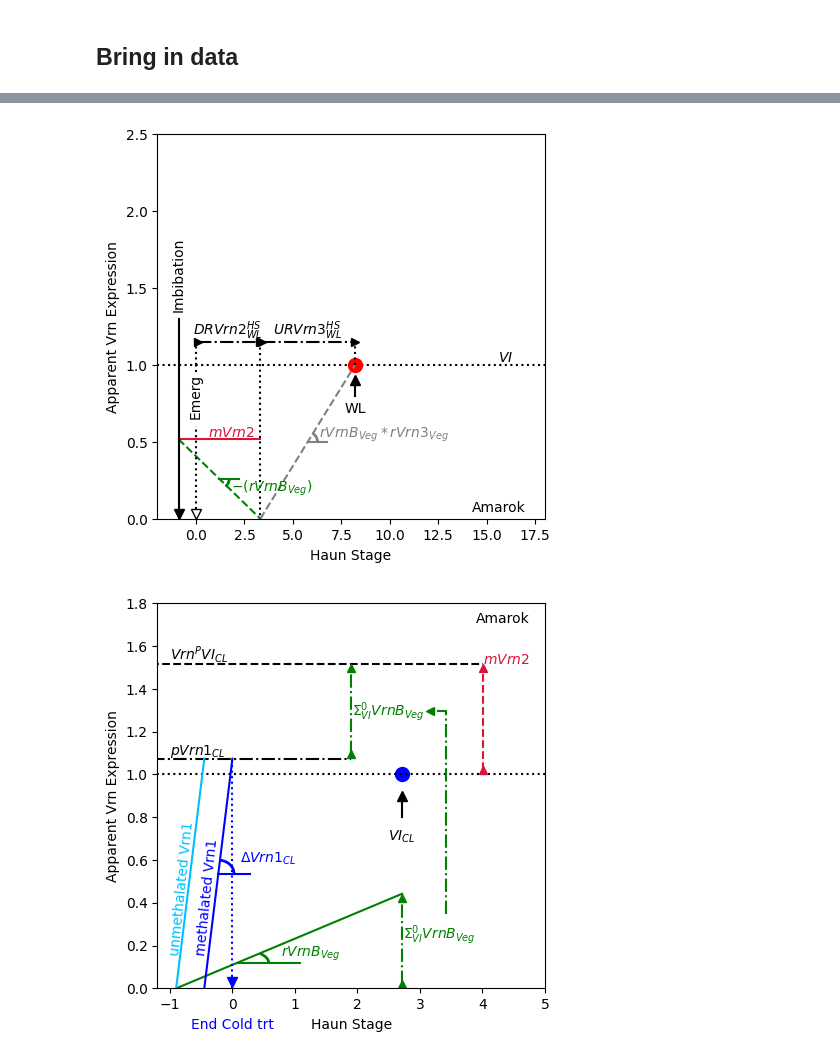
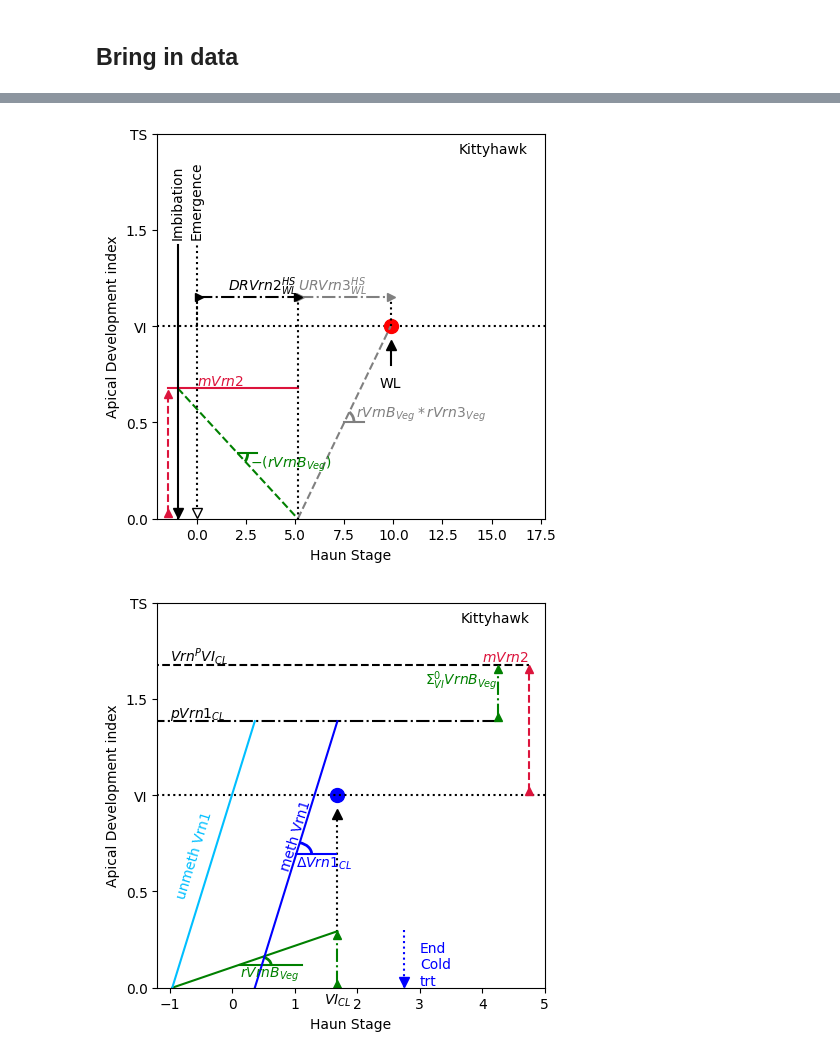
Before and after one commit to HamishBrownPFR/CAMP, a Jupyter notebook: DeriveParamsEg.ipynb, the cells around one changed output, grey strips where cells are left out. Saved outputs shown, nothing was run; the diff lists cells and outputs as text; code cells hidden in the pictures.

Commit message:
updating figures

```diff
--- a/DeriveParamsEg.ipynb
+++ b/DeriveParamsEg.ipynb
@@ -22,3 +20,7 @@ cult = 'Amarok'
+# %%
+#cult = 'Amarok'
+cult = 'Kittyhawk'
+#cult = 'Rosella'
 # %%
 CampVrnParams = pd.read_excel('CampVrnParams.xlsx',index_col='Cultivar')
-AmarokParams = CampVrnParams.loc[cult,:]
+cultParams = CampVrnParams.loc[cult,:]
@@ -35,12 +50,14 @@ camp.boundPlots(AmarokParams, ax, cult)
 # %%
 graph  = plt.figure(figsize=(5,5))
 ax = graph.add_subplot(1,1,1)
-camp.Vrn2Plots(AmarokParams,ax,cult)
+camp.Vrn2Plots(cultParams,ax,cult,xmax=17.7,ymax=2)
+graph.savefig('Vrn2.jpg',format='jpg',dpi=300,bbox_inches="tight")
 # %% [output]
-[figure, old version]
+[figure, new version]
 # %%
 graph  = plt.figure(figsize=(5,5))
 ax = graph.add_subplot(1,1,1)
-camp.Vrn1Plots(AmarokParams, ax,cult,5,1.8)
+camp.Vrn1Plots(cultParams, ax,cult,5,2)
+graph.savefig('Vrn1.jpg',format='jpg',dpi=300,bbox_inches="tight")
 # %% [output]
-[figure, old version]
+[figure, new version]
```
Also changed, not shown: parts of 5 cells of this notebook, 8 other files.
